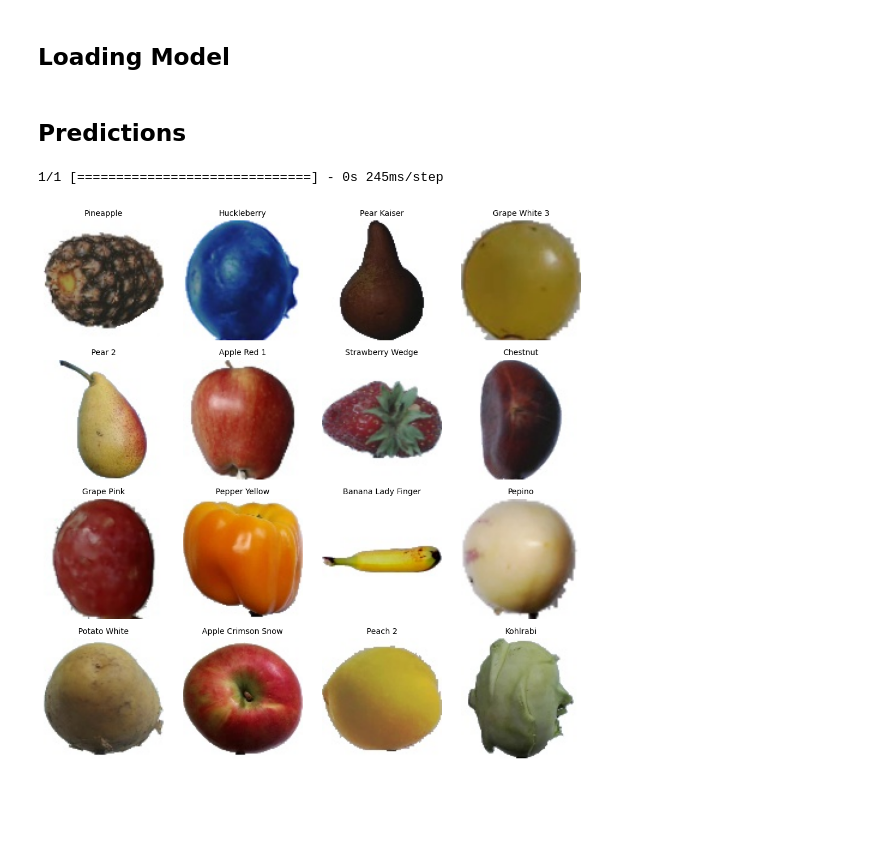
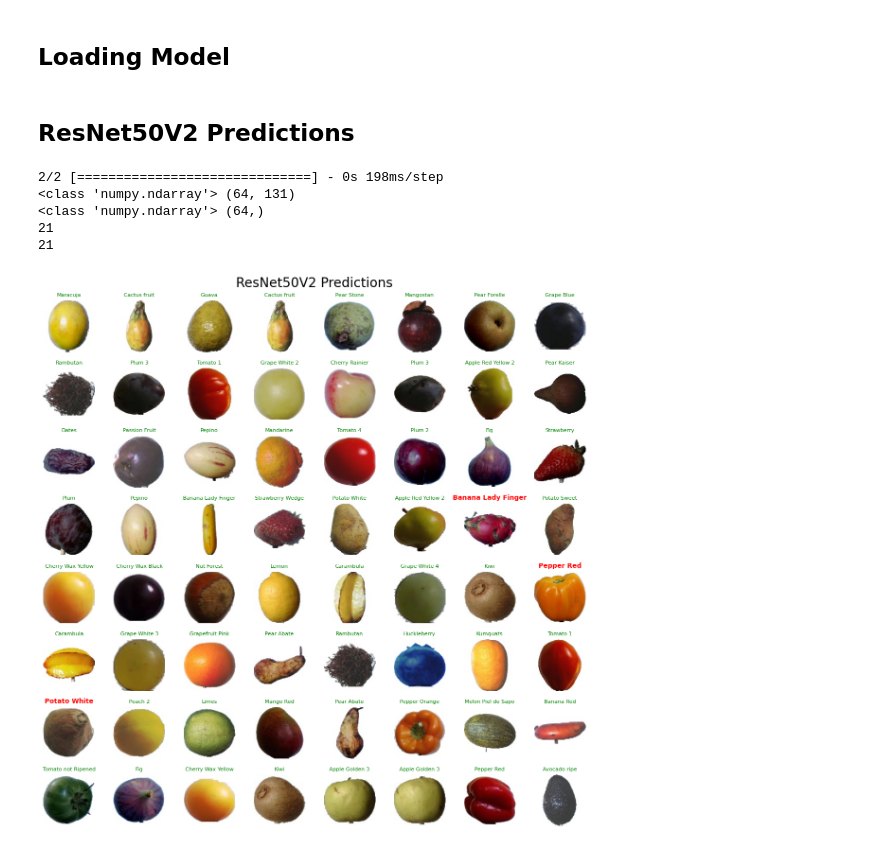
Before and after one commit to Palmgrenoskari/machineLearning, a Jupyter notebook: BSc/resnet50V2.ipynb, the cells around one changed output. Cells and saved outputs as stored; diff of their text form; code cells hidden in the pictures; blank space fills up the shorter version.

```diff
--- a/BSc/resnet50V2.ipynb
+++ b/BSc/resnet50V2.ipynb
@@ -20,7 +18,7 @@ from keras.applications.resnet_v2 import ResNet50V2
 # Parameters
 img_height = 100
 img_width = 100
-batch_size = 32
+batch_size = 64
 num_classes = 131
 epochs = 15
 # %% [markdown]
@@ -64,0 +65,18 @@ Found 22688 images belonging to 131 classes.
+# %%
+# Extracts a batch of train images and labels.
+# The labels are one-hot encoded so we transform that to index [0,130] instead using argmax()
+train_images, train_labels = next(train_generator)
+train_classes = np.argmax(train_labels, axis=1)
+
+# Define a list of class labels. These are written labels like "Orange" and "Mandarine"
+class_labels = list(train_generator.class_indices.keys())
+
+fig, axes = plt.subplots(4, 4, figsize=(12, 12))
+fig.suptitle('A sample of training images', fontsize=20)
+
+for i, ax in enumerate(axes.flat):
+    ax.imshow(train_images[i])
+    ax.axis('off')
+    ax.set_title(class_labels[train_classes[i]], fontsize=10)
+plt.tight_layout()
+plt.show()
@@ -172,24 +213,52 @@ model.save("/Users/Palmg/Desktop/machineLearningModels/resNet50V2_BSc_model.h5")
 # %%
 model = load_model("/Users/Palmg/Desktop/machineLearningModels/resNet50V2_BSc_model.h5")
 # %% [markdown]
-## Predictions
+## ResNet50V2 Predictions
 # %%
-# Get predictions for a batch of test images
+# Extracts a batch of test images and labels.
+# The labels are one-hot encoded so we transform that to index [0,130] instead using argmax()
 test_images, test_labels = next(test_generator)
+test_classes = np.argmax(test_labels, axis=1)
+
+# Get predictions for a batch of test images.
+# Again we only want the index of the most probable fruit [0,130]
 pred_probs = model.predict(test_images)
 pred_classes = np.argmax(pred_probs, axis=1)
 
 # Define a list of class labels
 class_labels = list(test_generator.class_indices.keys())
 
-# Create a 4x4 subplot of images and their predicted classes
-fig, axes = plt.subplots(4, 4, figsize=(10, 10))
+print(type(test_labels), test_labels.shape)
+print(type(pred_classes), pred_classes.shape)
+print(test_classes[1])
+print(pred_classes[1])
+
+"""
+Create a 4x4 subplot of images and their predicted classes.
+
+Labels are colored:
+Green if prediction was correct
+Red if prediction was wrong
+
+Also added some extra fontweight + slightly bigger font to wrong predictions.
+I want them to stand out
+"""
+fig, axes = plt.subplots(8, 8, figsize=(12, 12))
+fig.suptitle('ResNet50V2 Predictions', fontsize=20)
+
 for i, ax in enumerate(axes.flat):
     ax.imshow(test_images[i])
     ax.axis('off')
-    ax.set_title(class_labels[pred_classes[i]], fontsize=10)
+    if class_labels[test_classes[i]] == class_labels[pred_classes[i]]:
+        ax.set_title(class_labels[pred_classes[i]], fontsize=8, color='green')
+    else:
+        ax.set_title(class_labels[pred_classes[i]], fontsize=10, color='red', fontweight='bold')
 plt.tight_layout()
 plt.show()
 # %% [output]
-1/1 [==============================] - 0s 245ms/step
+2/2 [==============================] - 0s 198ms/step
+<class 'numpy.ndarray'> (64, 131)
+<class 'numpy.ndarray'> (64,)
+21
+21
-[figure, old version]
+[figure, new version]
```
Also changed, not shown: parts of 8 cells of this notebook.
